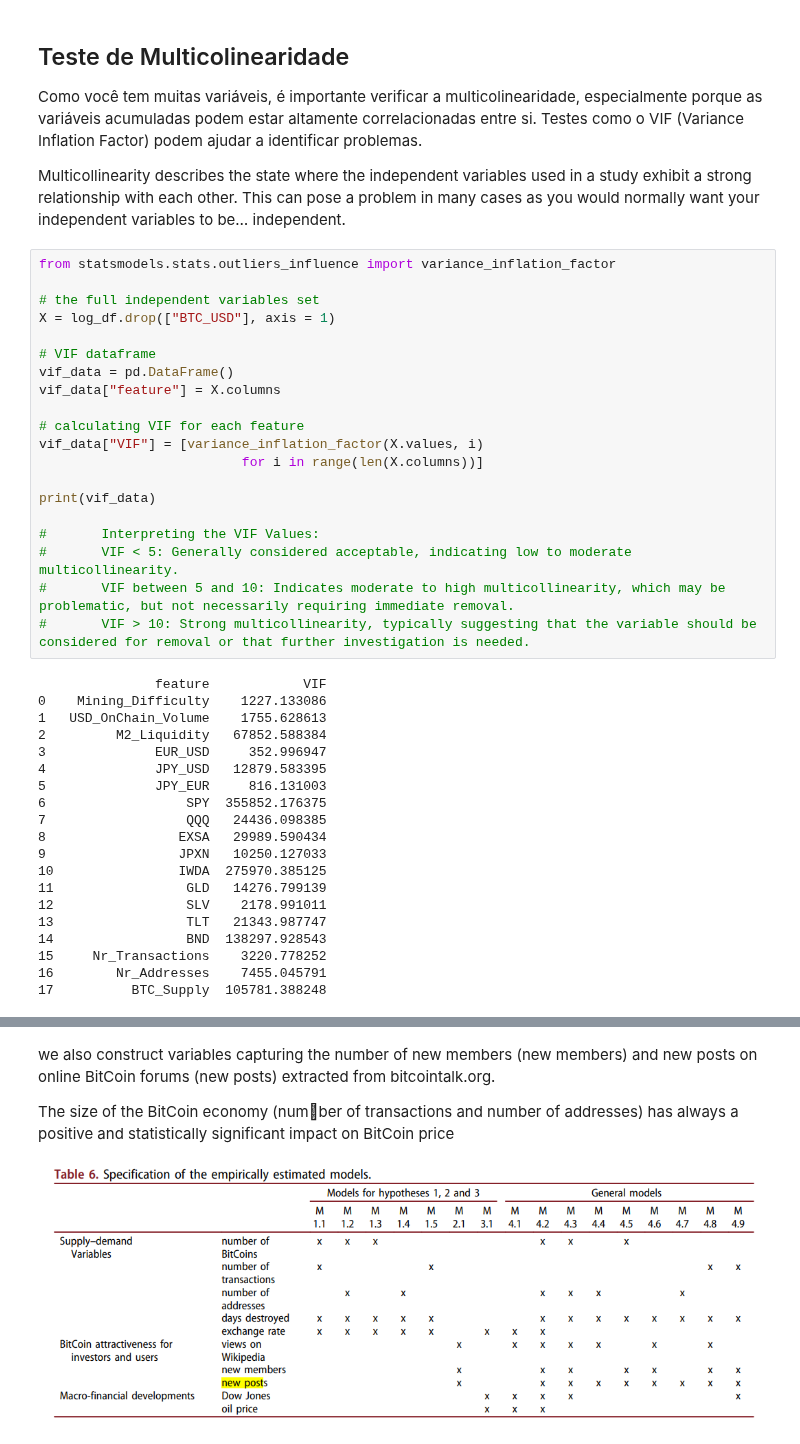
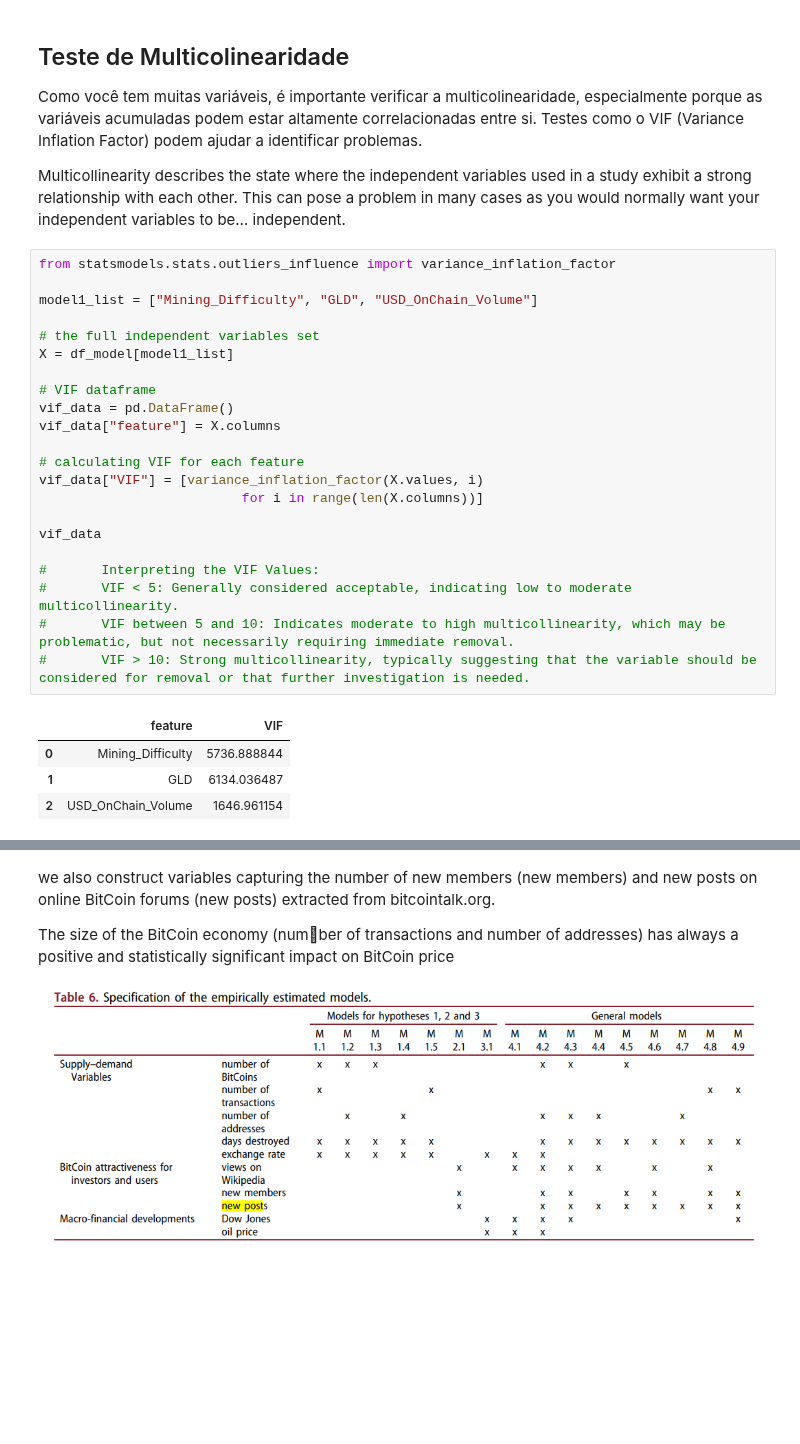
Before and after one commit to notp1ssed/ProjetoFinal-PosGraduacaoEngenhariaFinanceira, a Jupyter notebook: OLS_regression.ipynb, the cells around one changed output, grey strips where cells are left out. Drawn from its saved outputs; the diff is of its cells as text; blank space fills up the shorter version.

```diff
--- a/OLS_regression.ipynb
+++ b/OLS_regression.ipynb
@@ -117,40 +96,27 @@ Multicollinearity describes the state where the independent variables used in a
 # %%
 from statsmodels.stats.outliers_influence import variance_inflation_factor
 
+model1_list = ["Mining_Difficulty", "GLD", "USD_OnChain_Volume"]
+
 # the full independent variables set
-X = log_df.drop(["BTC_USD"], axis = 1)
+X = df_model[model1_list]
 
 # VIF dataframe
 vif_data = pd.DataFrame()
 vif_data["feature"] = X.columns
 
 # calculating VIF for each feature
 vif_data["VIF"] = [variance_inflation_factor(X.values, i)
                           for i in range(len(X.columns))]
 
-print(vif_data)
+vif_data
 
 #       Interpreting the VIF Values:
 #       VIF < 5: Generally considered acceptable, indicating low to moderate multicollinearity.
 #       VIF between 5 and 10: Indicates moderate to high multicollinearity, which may be problematic, but not necessarily requiring immediate removal.
 #       VIF > 10: Strong multicollinearity, typically suggesting that the variable should be considered for removal or that further investigation is needed.
 # %% [output]
-               feature            VIF
-0    Mining_Difficulty    1227.133086
-1   USD_OnChain_Volume    1755.628613
-2         M2_Liquidity   67852.588384
-3              EUR_USD     352.996947
-4              JPY_USD   12879.583395
-5              JPY_EUR     816.131003
-6                  SPY  355852.176375
-7                  QQQ   24436.098385
-8                 EXSA   29989.590434
-9                 JPXN   10250.127033
-10                IWDA  275970.385125
-11                 GLD   14276.799139
-12                 SLV    2178.991011
-13                 TLT   21343.987747
-14                 BND  138297.928543
-15     Nr_Transactions    3220.778252
-16        Nr_Addresses    7455.045791
-17          BTC_Supply  105781.388248
+|  | feature | VIF |
+| 0 | Mining_Difficulty | 5736.888844 |
+| 1 | GLD | 6134.036487 |
+| 2 | USD_OnChain_Volume | 1646.961154 |
```
Also changed, not shown: parts of 13 cells of this notebook, 6 other files.
